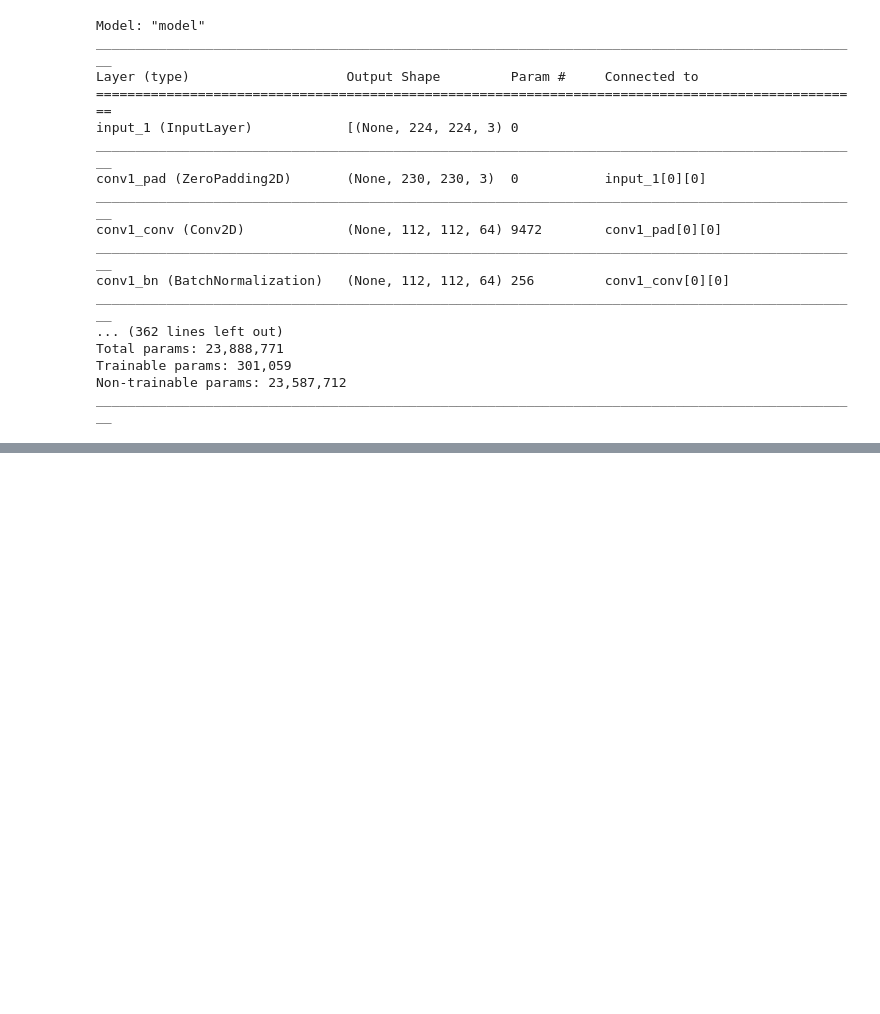
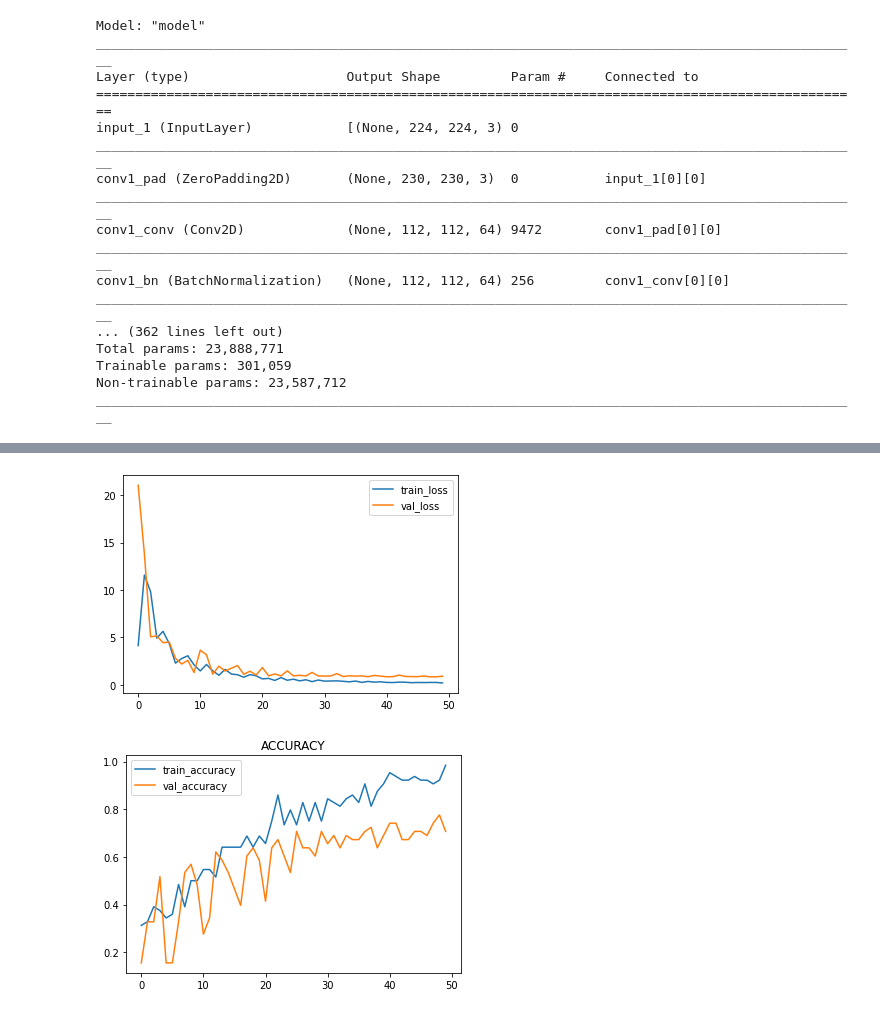
Before and after one commit to rohandawar/CarBrandClassificationinDeep-Learning, a Jupyter notebook: notebook.ipynb, the cells around one changed output, grey strips where cells are left out. Cells and saved outputs as stored; diff of their text form; code cells hidden in the pictures; blank space fills up the shorter version.

```diff
--- a/notebook.ipynb
+++ b/notebook.ipynb
@@ -180,0 +166,19 @@ Epoch 50/50
+# %%
+#plotting the loss
+
+plt.plot(r.history['loss'], label='train_loss')
+plt.plot(r.history['val_loss'], label='val_loss')
+plt.legend()
+plt.show()
+plt.title('LOSS')
+
+#Plotting the accuracy
+
+plt.plot(r.history['accuracy'], label = 'train_accuracy')
+plt.plot(r.history['val_accuracy'], label = 'val_accuracy')
+plt.legend()
+plt.title('ACCURACY')
+plt.show()
+# %% [output]
+[figure, added]
+[figure, added]
```
Also changed, not shown: parts of 14 cells of this notebook.
